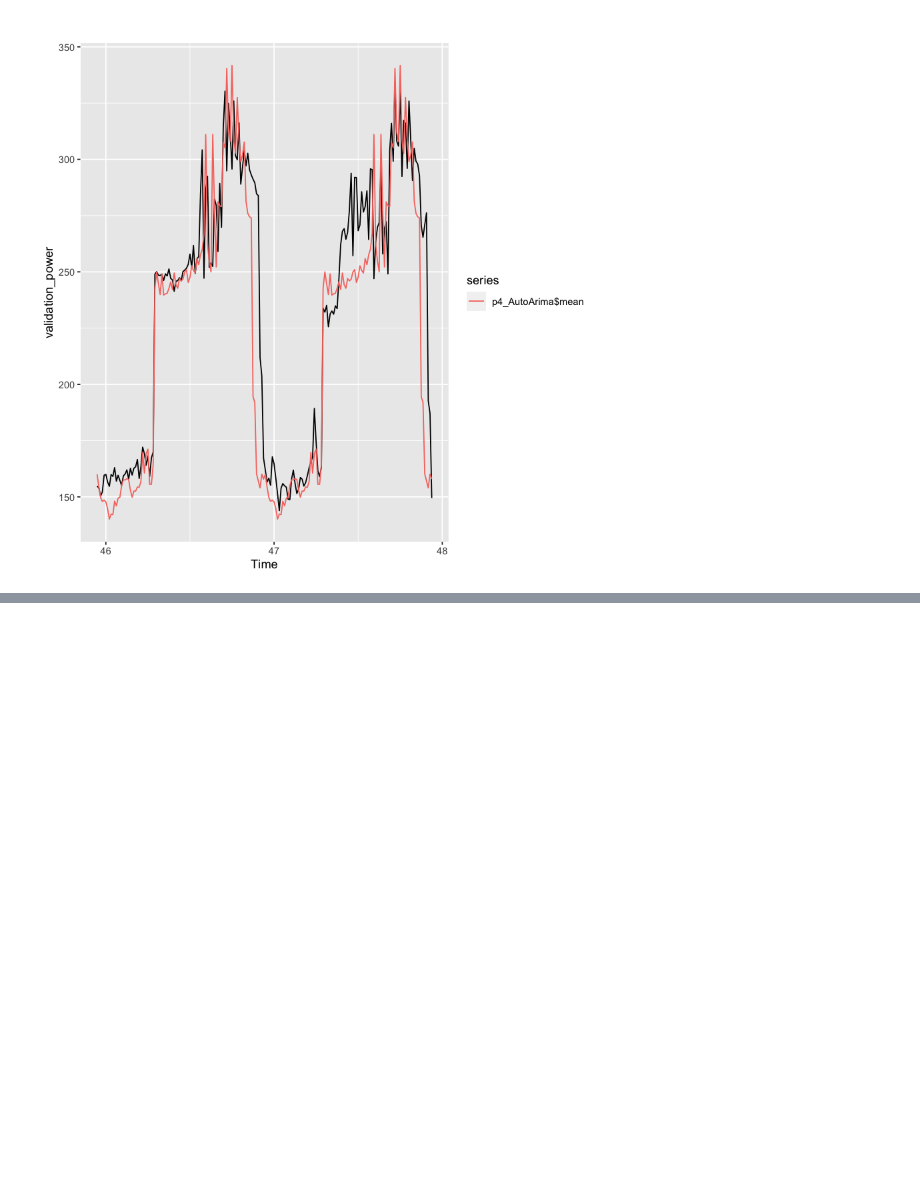
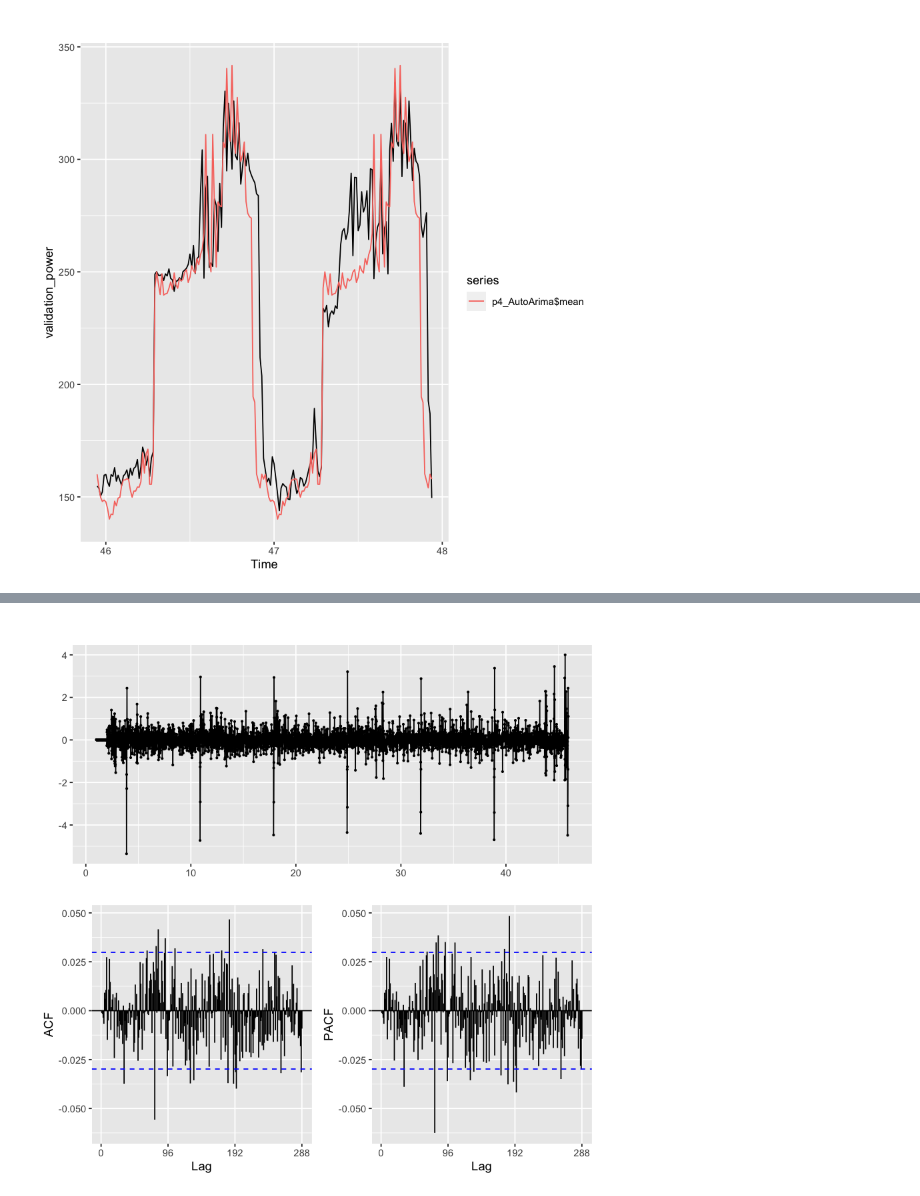
Before and after one commit to NiteshDabas/Time-Series, a Jupyter notebook: Electricity Consumption Forecasting WITHOUT covariates.ipynb, the cells around one changed output, grey strips where cells are left out. Cells and saved outputs as stored; diff of their text form; code cells hidden in the pictures; blank space fills up the shorter version.

```diff
--- a/Electricity Consumption Forecasting WITHOUT covariates.ipynb
+++ b/Electricity Consumption Forecasting WITHOUT covariates.ipynb
@@ -204,0 +234,6 @@ err4_AutoArima
+# %%
+#first manual model we can try
+fit5_ManualSarima1=Arima(train_power, order=c(4,1,4), seasonal=c(0,1,1),lambda = "auto")
+fit5_ManualSarima1 %>% residuals() %>% ggtsdisplay()
+# %% [output]
+[figure, added]
```
Also changed, not shown: parts of 20 cells of this notebook.
